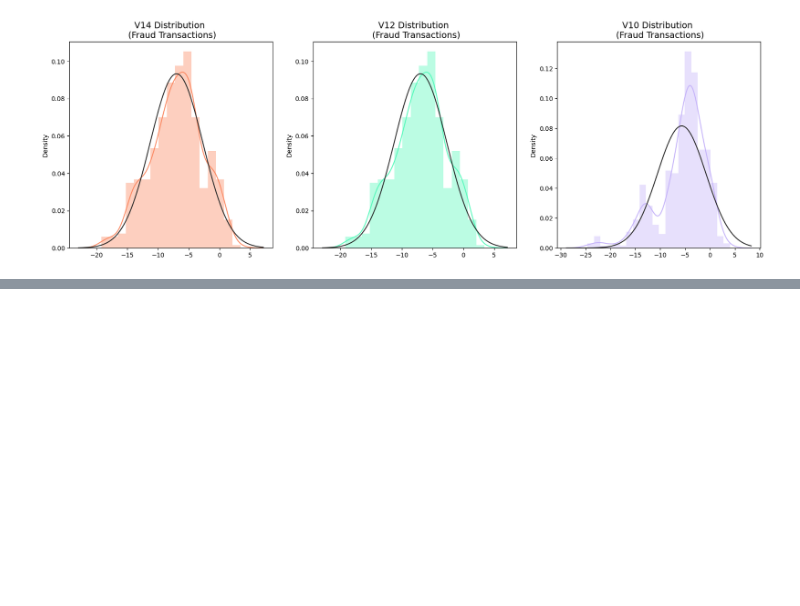
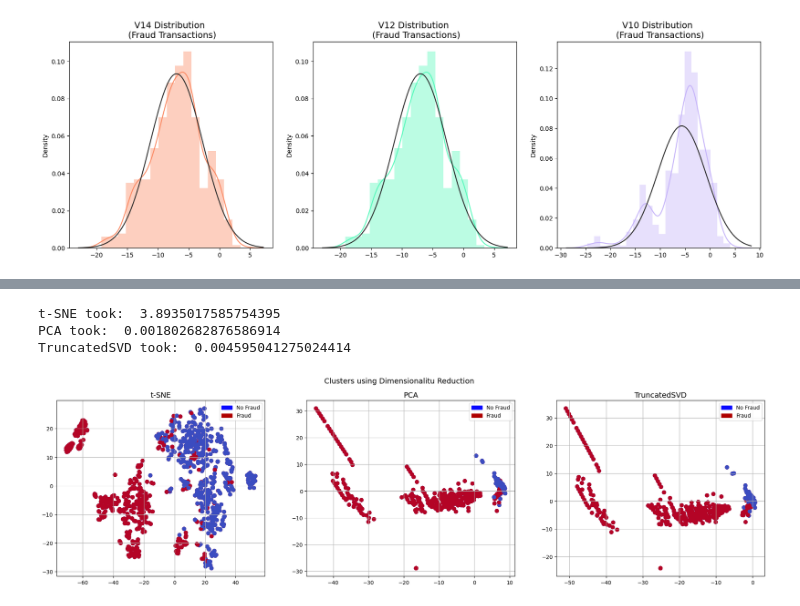
Before and after one commit to harshitaphadtare/credit-fraud, a Jupyter notebook: main.ipynb, the cells around one changed output, grey strips where cells are left out. Saved outputs shown, nothing was run; the diff lists cells and outputs as text; code cells hidden in the pictures; blank space fills up the shorter version.

```diff
--- a/main.ipynb
+++ b/main.ipynb
@@ -412,0 +426,60 @@ plt.show()
+# %%
+X = new_df.drop(columns=['Class'],axis=1)
+Y = new_df['Class']
+
+#T-SNE Implementation
+time_start = time.time()
+tsne = TSNE(n_components=2,random_state=42)
+X_reduced_tsne = tsne.fit_transform(X.values)
+time_end = time.time()
+print("t-SNE took: ",time_end - time_start)
+
+#PCA Implementation
+time_start = time.time()
+pca = PCA(n_components=2,random_state=42)
+X_reduced_pca = pca.fit_transform(X.values)
+time_end = time.time()
+print("PCA took: ",time_end - time_start)
+
+#TruncatedSVD Implementation
+time_start = time.time()
+tsvd = TruncatedSVD(n_components=2,algorithm='randomized',random_state=42)
+X_reduced_tsvd = tsvd.fit_transform(X.values)
+time_end = time.time()
+print("TruncatedSVD took: ",time_end - time_start)
+# %% [output]
+t-SNE took:  3.8935017585754395
+PCA took:  0.001802682876586914
+TruncatedSVD took:  0.004595041275024414
+# %%
+fig ,(ax1,ax2,ax3) = plt.subplots(1,3,figsize=(24,6))
+
+fig.suptitle('Clusters using Dimensionalitu Reduction',fontsize=14)
+
+blue_patch = mpatches.Patch(color='#0A0AFF',label='No Fraud')
+red_patch = mpatches.Patch(color='#AF0000',label='Fraud')
+
+#t-SNE Scatter Plot
+ax1.scatter(X_reduced_tsne[:,0],X_reduced_tsne[:,1],c=(Y==0),cmap='coolwarm',label='No Fraud',linewidths=2)
+ax1.scatter(X_reduced_tsne[:,0],X_reduced_tsne[:,1],c=(Y==1),cmap='coolwarm',label='Fraud',linewidths=2)
+ax1.set_title('t-SNE', fontsize=14)
+ax1.grid(True)
+ax1.legend(handles=[blue_patch,red_patch])
+
+#PCA Scatter Plot
+ax2.scatter(X_reduced_pca[:,0],X_reduced_pca[:,1],c=(Y==0),cmap='coolwarm',label='No Fraud',linewidth=2)
+ax2.scatter(X_reduced_pca[:,0],X_reduced_pca[:,1],c=(Y==1),cmap='coolwarm',label='Fraud',linewidth=2)
+ax2.set_title('PCA', fontsize=14)
+ax2.grid(True)
+ax2.legend(handles=[blue_patch,red_patch])
+
+#TruncatedSVD Scatter Plot
+ax3.scatter(X_reduced_tsvd[:,0],X_reduced_tsvd[:,1],c=(Y==0),cmap='coolwarm',label='No Fraud',linewidth=2)
+ax3.scatter(X_reduced_tsvd[:,0],X_reduced_tsvd[:,1],c=(Y==1),cmap='coolwarm',label='Fraud',linewidth=2)
+ax3.set_title('TruncatedSVD', fontsize=14)
+ax3.grid(True)
+ax3.legend(handles=[blue_patch,red_patch])
+
+plt.show()
+# %% [output]
+[figure, added]
```
Also changed, not shown: parts of 18 cells of this notebook.
